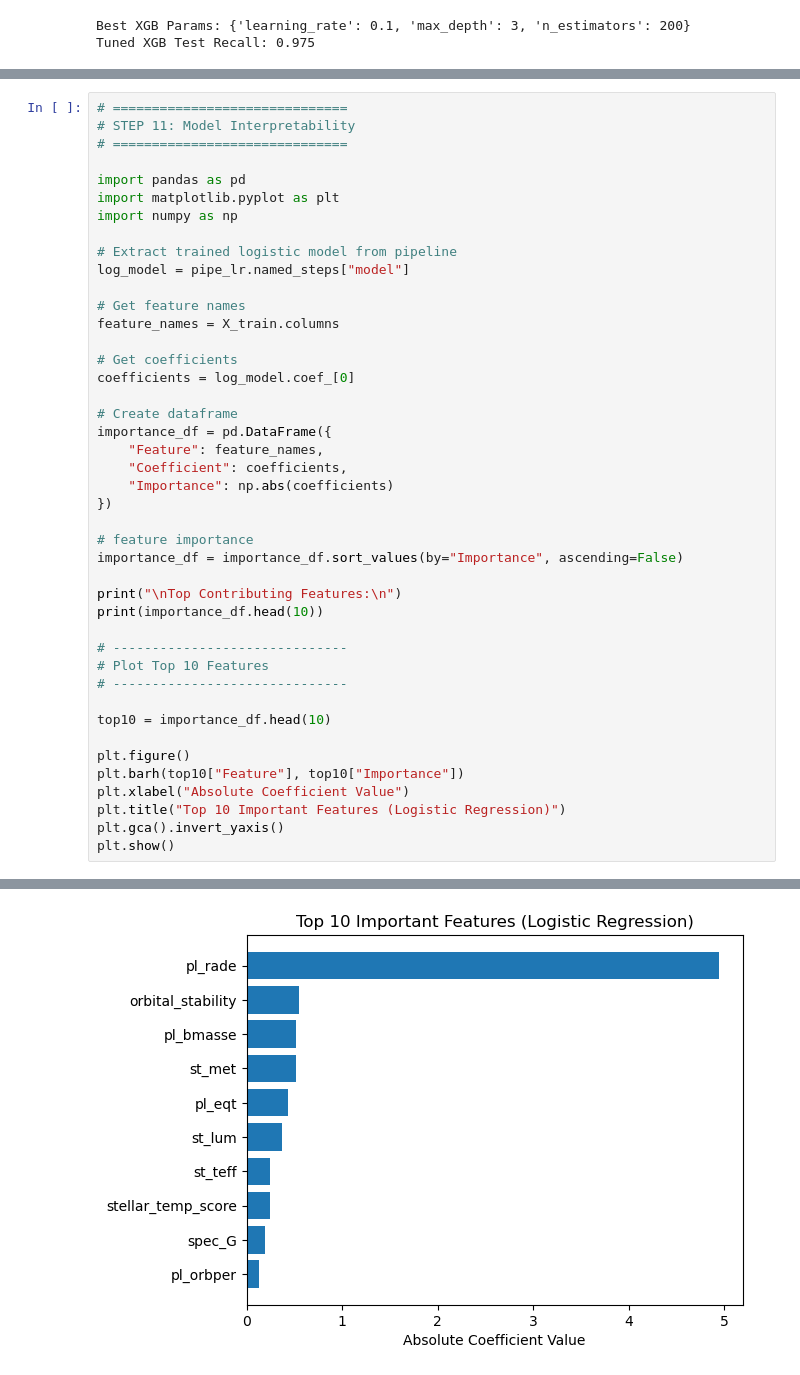
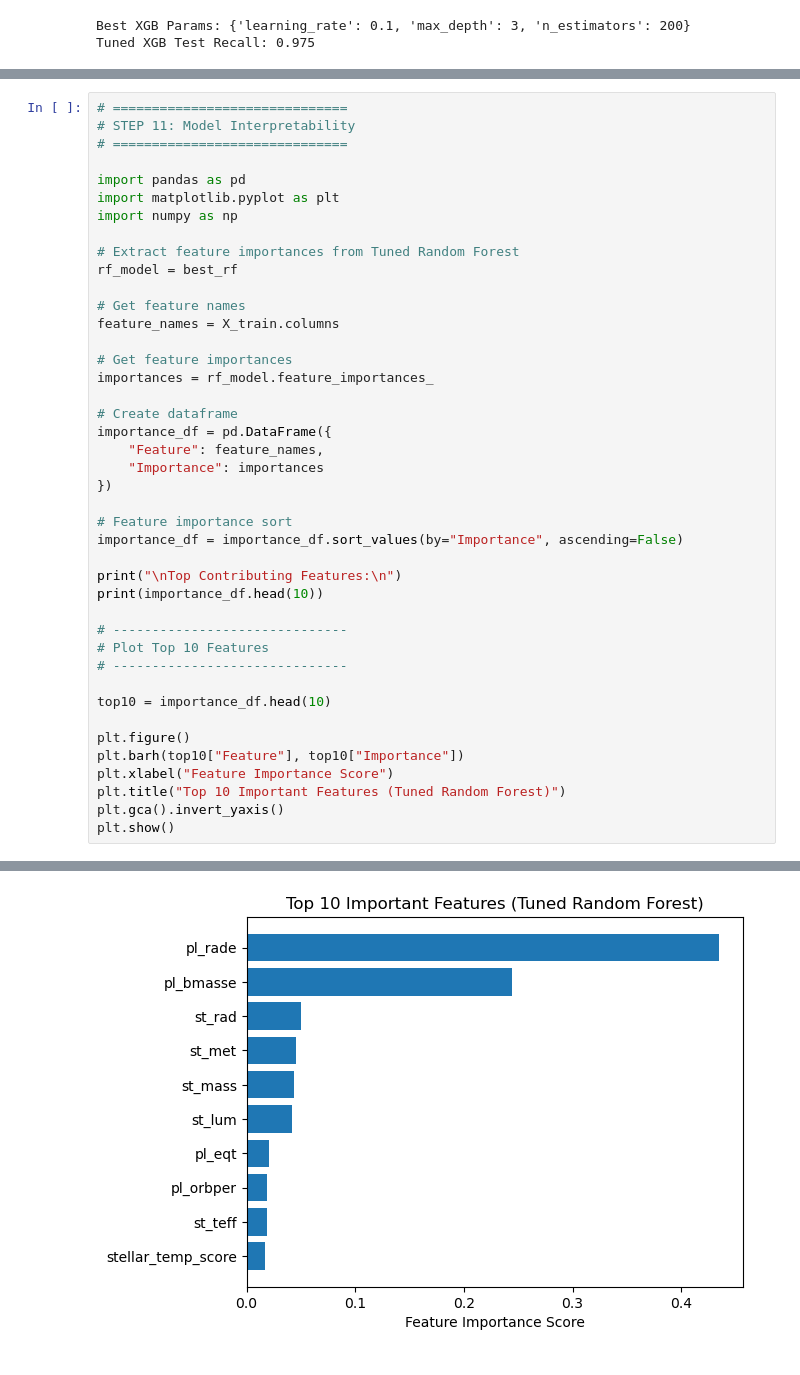
Before and after one commit to GKSJ-Deepvision/B13-ExoHabitAI, a Jupyter notebook: notebooks/02_ml_model_training.ipynb, the cells around one changed output, grey strips where cells are left out. Saved outputs shown, nothing was run; the diff lists cells and outputs as text.

Commit message:
Cleaned up project structure and added random_forest model

```diff
--- a/notebooks/02_ml_model_training.ipynb
+++ b/notebooks/02_ml_model_training.ipynb
@@ -560,23 +543,22 @@ import pandas as pd
 import matplotlib.pyplot as plt
 import numpy as np
 
-# Extract trained logistic model from pipeline
-log_model = pipe_lr.named_steps["model"]
+# Extract feature importances from Tuned Random Forest
+rf_model = best_rf
 
 # Get feature names
 feature_names = X_train.columns
 
-# Get coefficients
-coefficients = log_model.coef_[0]
+# Get feature importances
+importances = rf_model.feature_importances_
 
 # Create dataframe
 importance_df = pd.DataFrame({
     "Feature": feature_names,
-    "Coefficient": coefficients,
-    "Importance": np.abs(coefficients)
+    "Importance": importances
 })
 
-# feature importance
+# Feature importance sort
 importance_df = importance_df.sort_values(by="Importance", ascending=False)
 
 print("\nTop Contributing Features:\n")
@@ -590,8 +572,8 @@ top10 = importance_df.head(10)
 
 plt.figure()
 plt.barh(top10["Feature"], top10["Importance"])
-plt.xlabel("Absolute Coefficient Value")
-plt.title("Top 10 Important Features (Logistic Regression)")
+plt.xlabel("Feature Importance Score")
+plt.title("Top 10 Important Features (Tuned Random Forest)")
 plt.gca().invert_yaxis()
 plt.show()
 # %% [output]
@@ -611 +593 @@ Top Contributing Features:
-[figure, old version]
+[figure, new version]
```
Also changed, not shown: parts of 7 cells of this notebook, 18 other files.
